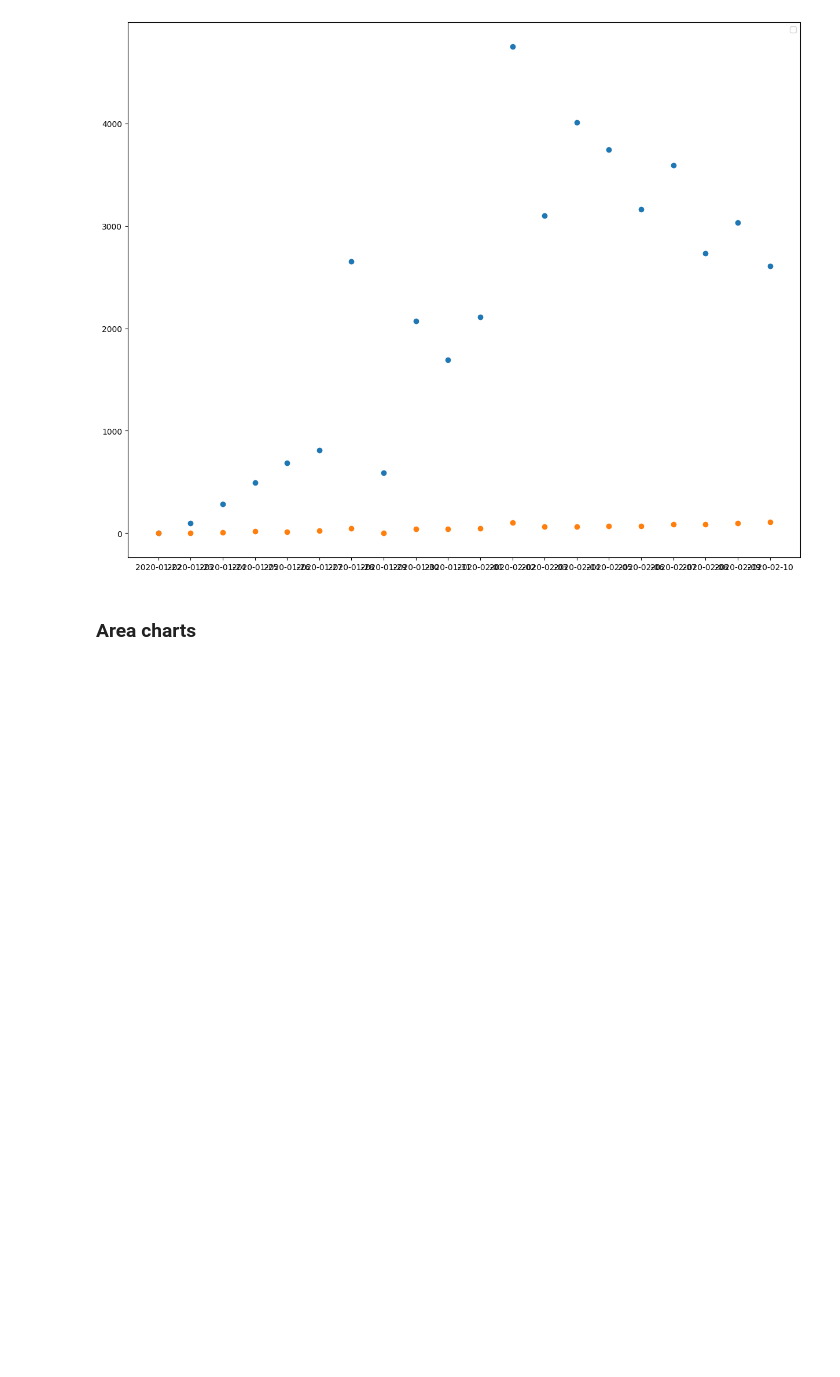
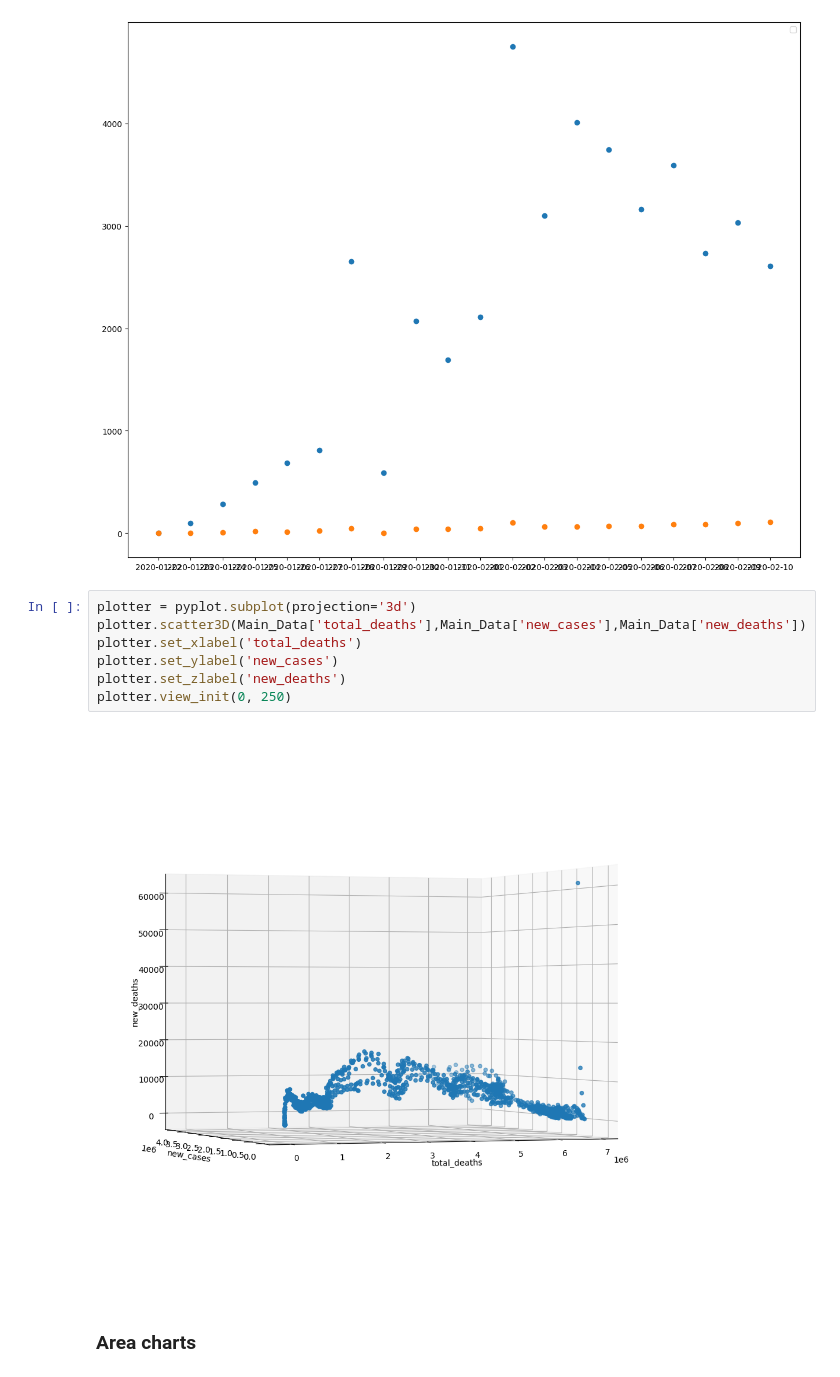
Before and after one commit to TechForEverybody/Applied_Data_Science_Practicals_Sem-8, a Jupyter notebook: Experiment-6/CS8A53_ADS_Experiment_6_ShivkumarChauhan.ipynb, the cells around one changed output. Cells and saved outputs as stored; diff of their text form; blank space fills up the shorter version.

```diff
--- a/Experiment-6/CS8A53_ADS_Experiment_6_ShivkumarChauhan.ipynb
+++ b/Experiment-6/CS8A53_ADS_Experiment_6_ShivkumarChauhan.ipynb
@@ -462,6 +468,15 @@ pyplot.legend()
 No artists with labels found to put in legend.  Note that artists whose label start with an underscore are ignored when legend() is called with no argument.
 <matplotlib.legend.Legend at 0x...>
 [figure]
+# %%
+plotter = pyplot.subplot(projection='3d')
+plotter.scatter3D(Main_Data['total_deaths'],Main_Data['new_cases'],Main_Data['new_deaths'])
+plotter.set_xlabel('total_deaths')
+plotter.set_ylabel('new_cases')
+plotter.set_zlabel('new_deaths')
+plotter.view_init(0, 250)
+# %% [output]
+[figure, added]
 # %% [markdown]
 ### Area charts
 # %% [markdown]
```
Also changed, not shown: parts of 15 cells of this notebook, 1 other file.
